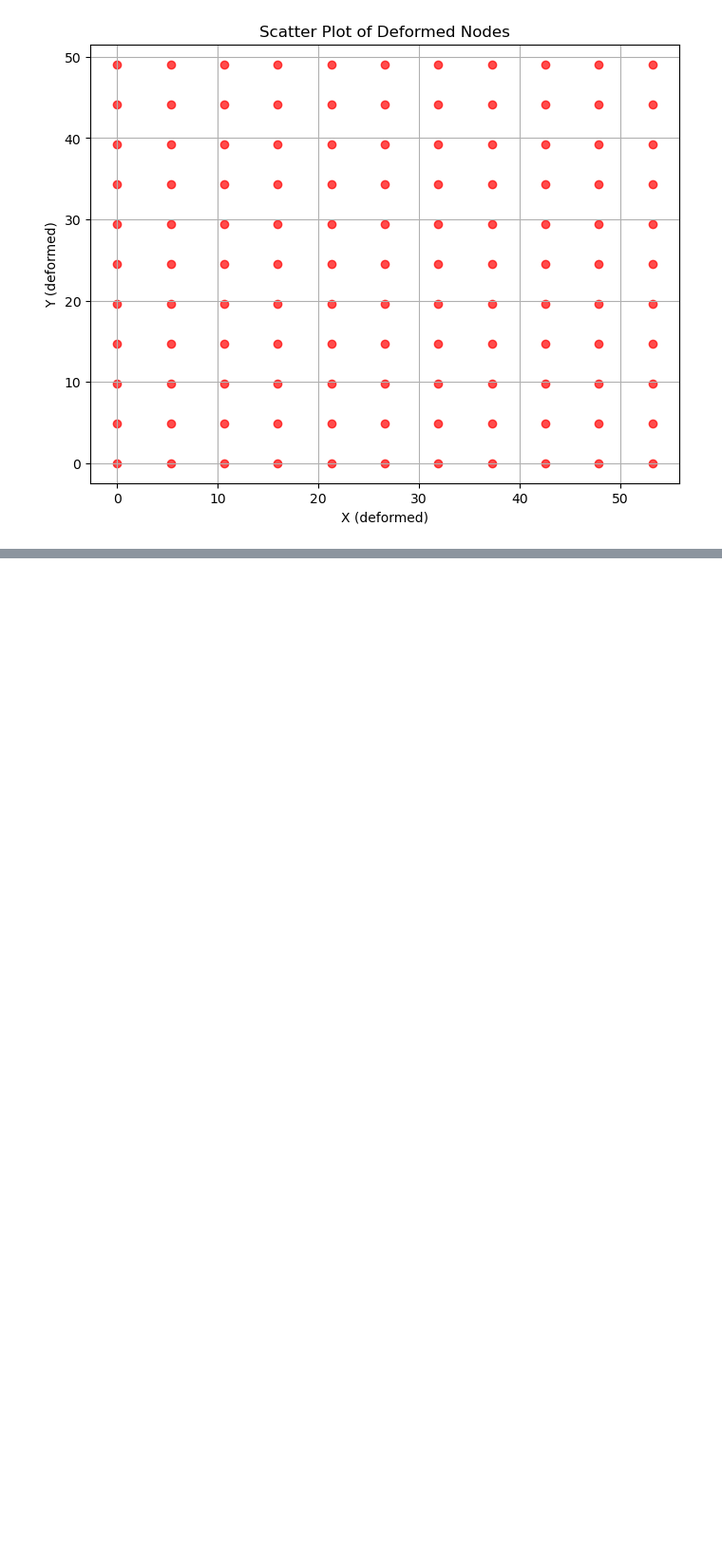
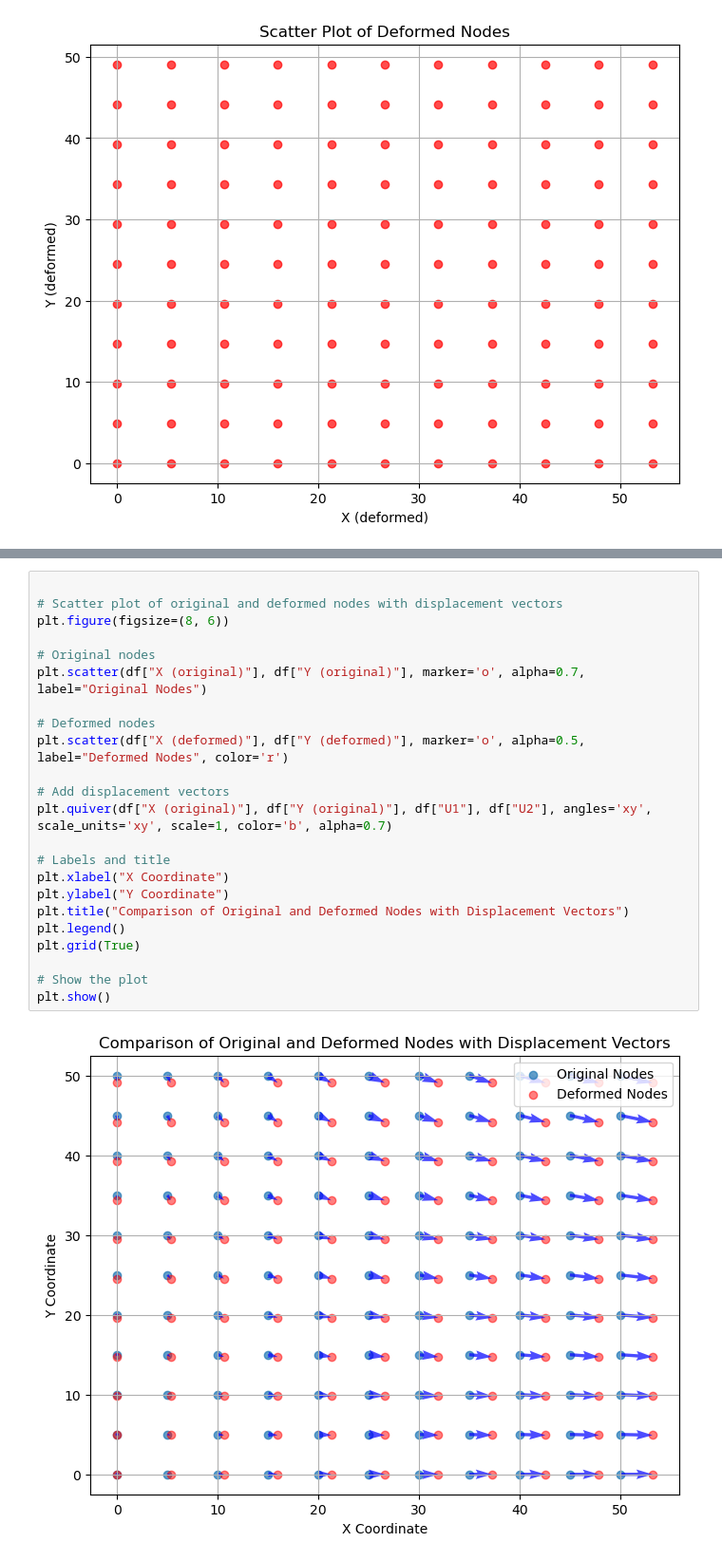
Before and after one commit to Honghui-Wu/CNN-DIC, a Jupyter notebook: ABAQUS/ABAQUS_data_EDA.ipynb, the cells around one changed output, grey strips where cells are left out. Shown at 95% size. Drawn from its saved outputs; the diff is of its cells as text; blank space fills up the shorter version.

```diff
--- a/ABAQUS/ABAQUS_data_EDA.ipynb
+++ b/ABAQUS/ABAQUS_data_EDA.ipynb
@@ -151,3 +152,28 @@ plt.grid(True)
 plt.show()
 # %% [output]
 [figure]
+# %%
+
+# Scatter plot of original and deformed nodes with displacement vectors
+plt.figure(figsize=(8, 6))
+
+# Original nodes
+plt.scatter(df["X (original)"], df["Y (original)"], marker='o', alpha=0.7, label="Original Nodes")
+
+# Deformed nodes
+plt.scatter(df["X (deformed)"], df["Y (deformed)"], marker='o', alpha=0.5, label="Deformed Nodes", color='r')
+
+# Add displacement vectors
+plt.quiver(df["X (original)"], df["Y (original)"], df["U1"], df["U2"], angles='xy', scale_units='xy', scale=1, color='b', alpha=0.7)
+
+# Labels and title
+plt.xlabel("X Coordinate")
+plt.ylabel("Y Coordinate")
+plt.title("Comparison of Original and Deformed Nodes with Displacement Vectors")
+plt.legend()
+plt.grid(True)
+
+# Show the plot
+plt.show()
+# %% [output]
+[figure, added]
```
Also changed, not shown: parts of 1 cell of this notebook.
